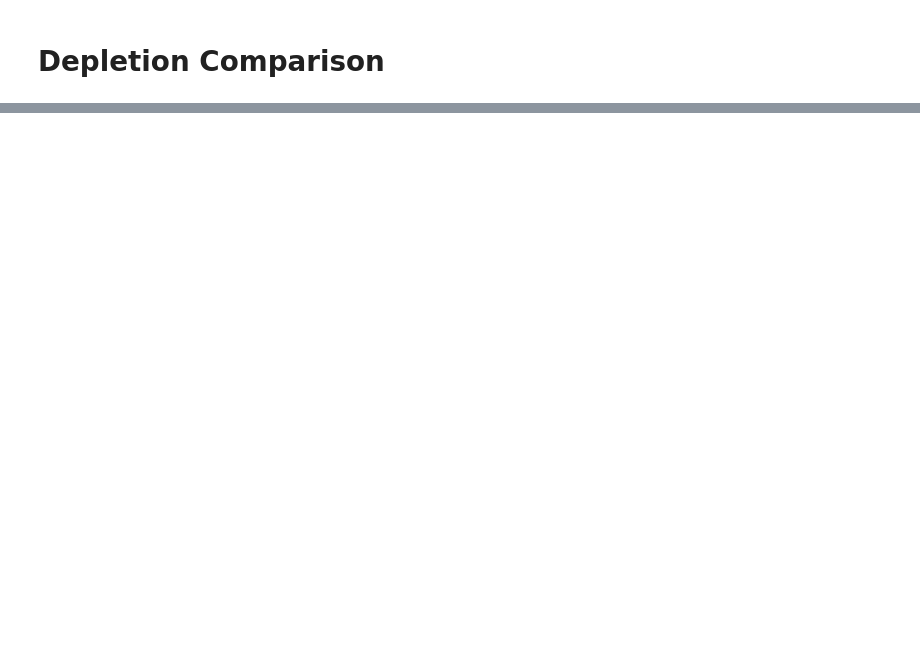
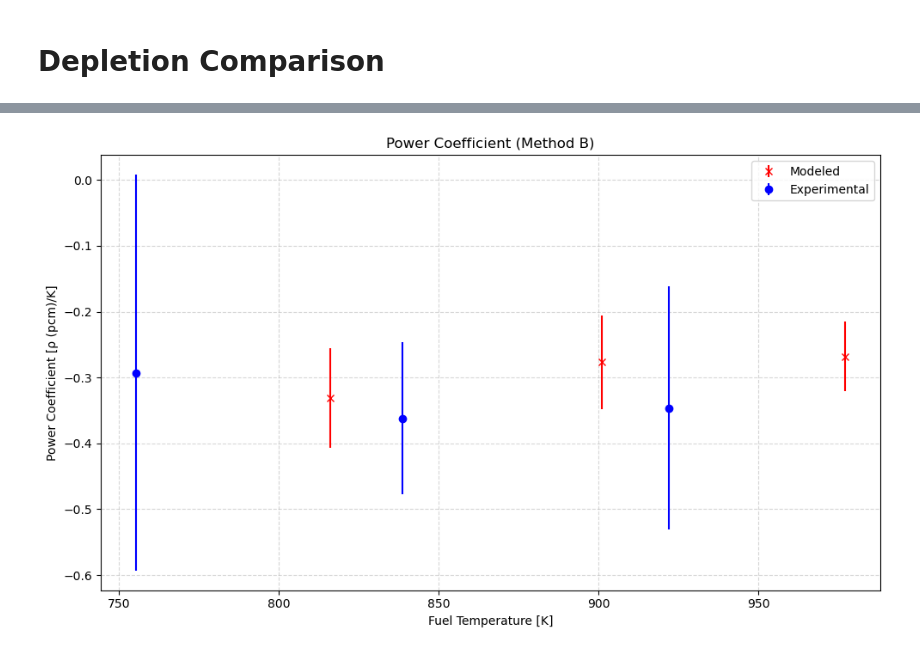
Before and after one commit to CORE-GATECH-GROUP/SNAP-REACTORS, a Jupyter notebook: snapReactors/reactor_models/Wet_Experiment_Models/analysis.ipynb, the cells around one changed output, grey strips where cells are left out. Drawn from its saved outputs; the diff is of its cells as text; code cells hidden in the pictures; blank space fills up the shorter version.

```diff
--- a/snapReactors/reactor_models/Wet_Experiment_Models/analysis.ipynb
+++ b/snapReactors/reactor_models/Wet_Experiment_Models/analysis.ipynb
@@ -22,11 +99,6 @@ for ratio in ratios:
     h_zr_dir = f"H_Zr_{ratio}"
     res_rel_path = Path(f"Serpent/depletion/hydrogen_dissociation/{h_zr_dir}/s82d_ac_c3_gcu_ringres.main_res.m")
     res_path = (current_dir/res_rel_path).resolve()
-    print(res_path)
-    # Check if file exists
-    if not res_path.exists():
-        print(f"Warning: File not found: {res_path}")
-        continue
 
     dep = st.read(res_path)
     # Get k values
@@ -128,0 +484,69 @@ SERPENT Serpent 2.2.1 found in C:\Users\Sam\Documents\SNAP-REACTORS-PRIVATE\snap
+# %%
+current_dir = Path.cwd()
+ftc_path = current_dir / "Serpent/reactivity_worths/fuel_coeff/ftc_effect"
+grid_path = current_dir / "Serpent/reactivity_worths/fuel_coeff/grid_expansion"
+
+res_name = 's82d_ac_c3_gcu_ringres.main_res.m'
+temp_name = ['639', '721','816', '899','901','977', '1070']
+temp_list = [639, 721, 816, 899, 901, 977, 1070]
+fuel_temp_list = [651.2536, 733.2536, 828.2536, 0,913.2536, 989.2536, 0]
+rho_ftc_list = []
+unc_ftc_list = []
+rho_grid_list = []
+unc_grid_list = []
+reac_list = []
+reac_unc_list = []
+for i in temp_name:
+    res_path = Path((ftc_path/i/res_name).resolve())
+    res_ftc = st.read(res_path)
+    k_ftc = res_ftc['anaKeff'][0]
+    k_ftc_unc = res_ftc['anaKeff'][1]
+    rho_ftc = (k_ftc - 1)/k_ftc
+    err_ftc_rho =  np.sqrt((1/k_ftc**2)**2 * k_ftc_unc**2)
+    rho_ftc_list.append(rho_ftc)
+    unc_ftc_list.append(err_ftc_rho)
+
+    res_path = Path((grid_path/i/res_name).resolve())
+    res_grid = st.read(res_path)
+    k_grid = res_grid['anaKeff'][0]
+    k_grid_unc = res_grid['anaKeff'][1]
+    rho_grid = (k_grid - 1)/k_grid
+    err_grid_rho =  np.sqrt((1/k_grid**2)**2 * k_grid_unc**2)
+    rho_grid_list.append(rho_grid)
+    unc_grid_list.append(err_grid_rho)
+
+
+for i,temp in enumerate(temp_list):
+    if temp != 1070 and temp != 899:
+        reac_ftc = ((rho_ftc_list[i] - rho_ftc_list[i+1]) / (temp_list[i] - temp_list[i+1])) * 10**5
+        reac_grid = ((rho_grid_list[i] - rho_grid_list[i+1]) / (temp_list[i] - temp_list[i+1])) * 10**5
+        dP, UA = power_change(temp_list[i], fuel_temp_list[i])
+        WC = coolant_flow_heat_capacity(temp_list[i], fuel_temp_list[i])
+        pow_coeff = reac_ftc/UA + (0.41*reac_ftc+reac_grid/2)/WC
+        unc_ftc = np.sqrt((1/(temp_list[i] - temp_list[i+1]))**2 * unc_ftc_list[i]**2 + (1/(temp_list[i] - temp_list[i+1]))**2 * unc_ftc_list[i+1]**2)*10**5
+        unc_grid = np.sqrt((1/(temp_list[i] - temp_list[i+1]))**2 * unc_grid_list[i]**2 + (1/(temp_list[i] - temp_list[i+1]))**2 * unc_grid_list[i+1]**2)*10**5
+        unc_pow_coeff = np.sqrt((1/UA+1/WC)**2 *unc_ftc**2 + (1/(2*WC))**2 * unc_grid**2)
+        reac_list.append(pow_coeff)
+        reac_unc_list.append(unc_pow_coeff * 3)
+    else:
+        pass
+
+pow_dir = Path("Serpent/reactivity_worths/power_coeff")
+exp_data = pd.read_csv((current_dir/pow_dir/'pow_coeff_B.csv').resolve())
+x_data = exp_data['x(K)'].values
+y_data = exp_data['y(pcm/kW)'].values
+exp_unc = 3*exp_data['unc'].values
+temp_list = [639, 721, 816, 901, 977]
+plt.figure(figsize=(10, 6))
+plt.title("Power Coefficient (Method B)")
+plt.xlabel('Fuel Temperature [K]')
+plt.ylabel('Power Coefficient [ρ (pcm)/K]')
+
+# Plot analytical data
+plt.errorbar(temp_list[-3:], reac_list[-3:], yerr=reac_unc_list[-3:], fmt='x', label="Modeled", color='red')
+plt.errorbar(x_data[-3:], y_data[-3:], yerr = exp_unc[-3:], fmt = 'o', label = 'Experimental', color = 'blue')
+plt.legend()
+plt.grid(True, linestyle='--', alpha=0.5)
+plt.tight_layout()
+plt.savefig('pow_coeff_B.png', dpi = 400)
+# %% [output]
@@ -128,0 +570 @@ SERPENT Serpent 2.2.1 found in C:\Users\Sam\Documents\SNAP-REACTORS-PRIVATE\snap
+[figure, added]
```
Also changed, not shown: parts of 39 cells of this notebook, 2 other files.
